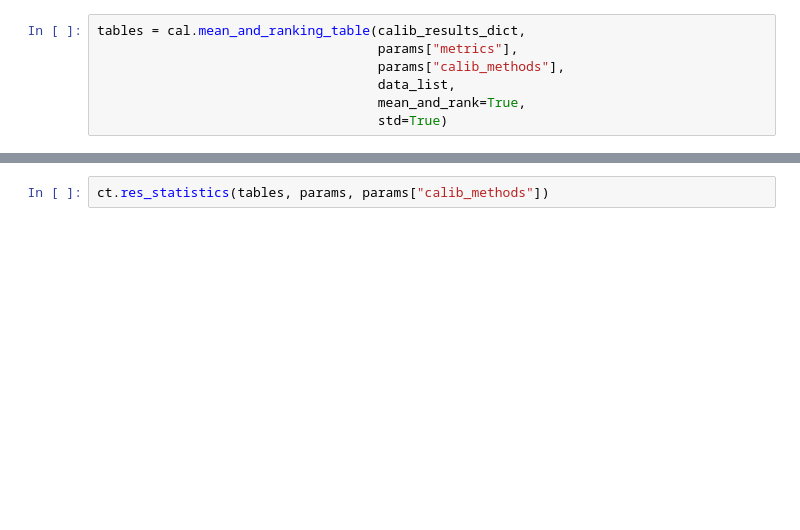
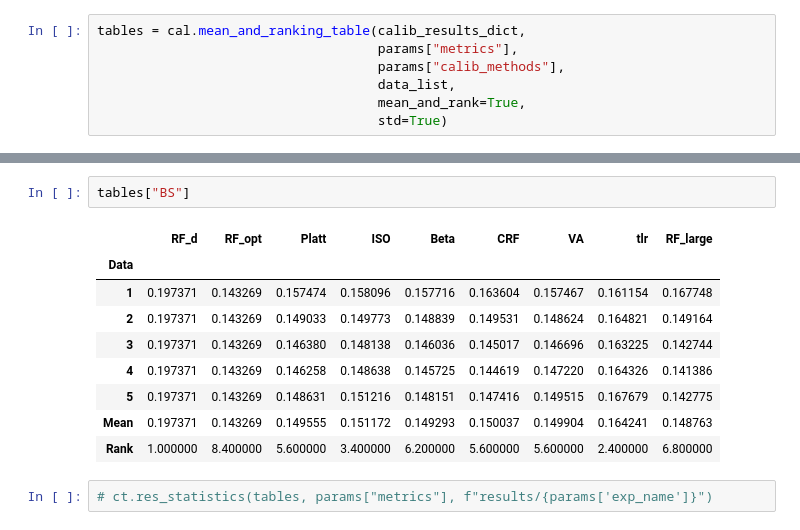
Before and after one commit to mhshaker/RF_ranking_calibration, a Jupyter notebook: Experiments/RF parameters/0_play.ipynb, the cells around one changed output, grey strips where cells are left out. Drawn from its saved outputs; the diff is of its cells as text; blank space fills up the shorter version.

```diff
--- a/Experiments/RF parameters/0_play.ipynb
+++ b/Experiments/RF parameters/0_play.ipynb
@@ -89,5 +108,17 @@ tables = cal.mean_and_ranking_table(calib_results_dict,
+# %%
+tables["BS"]
+# %% [output]
+|  | RF_d | RF_opt | Platt | ISO | Beta | CRF | VA | tlr | RF_large |
+| Data |  |  |  |  |  |  |  |  |  |
+| 1 | 0.197371 | 0.143269 | 0.157474 | 0.158096 | 0.157716 | 0.163604 | 0.157467 | 0.161154 | 0.167748 |
+| 2 | 0.197371 | 0.143269 | 0.149033 | 0.149773 | 0.148839 | 0.149531 | 0.148624 | 0.164821 | 0.149164 |
+| 3 | 0.197371 | 0.143269 | 0.146380 | 0.148138 | 0.146036 | 0.145017 | 0.146696 | 0.163225 | 0.142744 |
+| 4 | 0.197371 | 0.143269 | 0.146258 | 0.148638 | 0.145725 | 0.144619 | 0.147220 | 0.164326 | 0.141386 |
+| 5 | 0.197371 | 0.143269 | 0.148631 | 0.151216 | 0.148151 | 0.147416 | 0.149515 | 0.167679 | 0.142775 |
+| Mean | 0.197371 | 0.143269 | 0.149555 | 0.151172 | 0.149293 | 0.150037 | 0.149904 | 0.164241 | 0.148763 |
+| Rank | 1.000000 | 8.400000 | 5.600000 | 3.400000 | 6.200000 | 5.600000 | 5.600000 | 2.400000 | 6.800000 |
 # %%
-ct.res_statistics(tables, params, params["calib_methods"])
+# ct.res_statistics(tables, params["metrics"], f"results/{params['exp_name']}")
 # %%
 plot_calib_methods = params["calib_methods"].copy()
 
```
Also changed, not shown: parts of 5 cells of this notebook, 5 other files.
